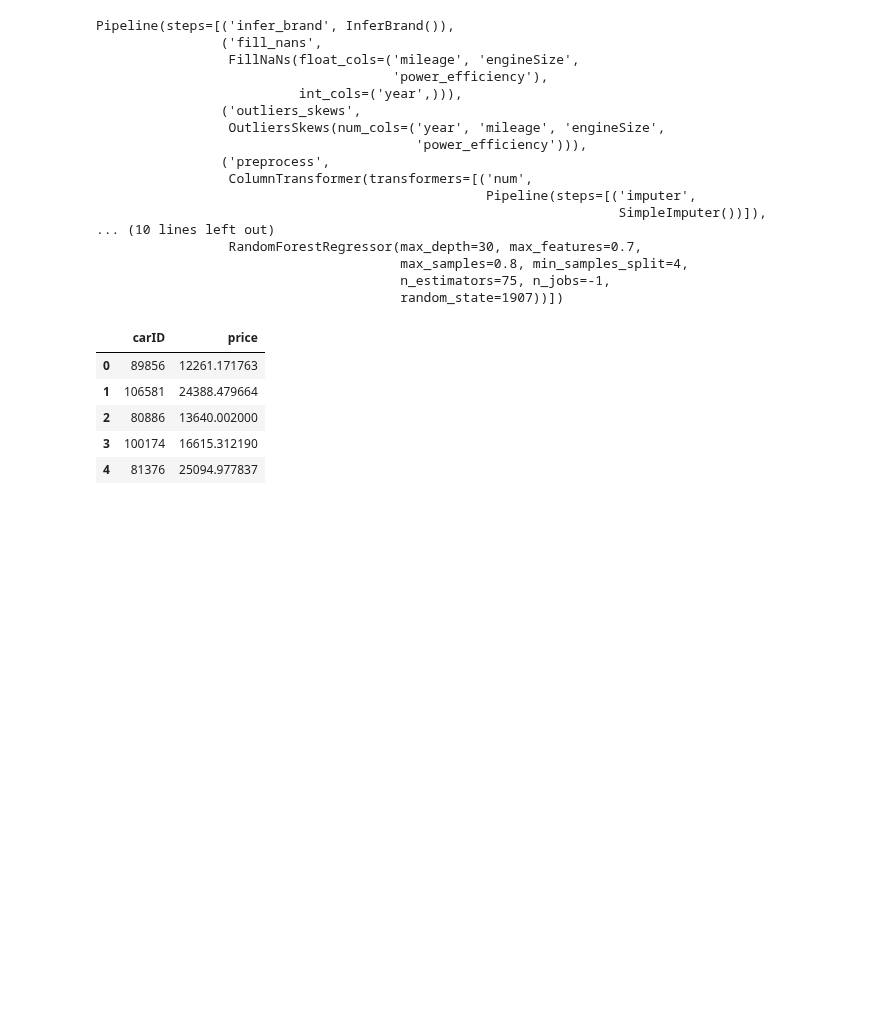
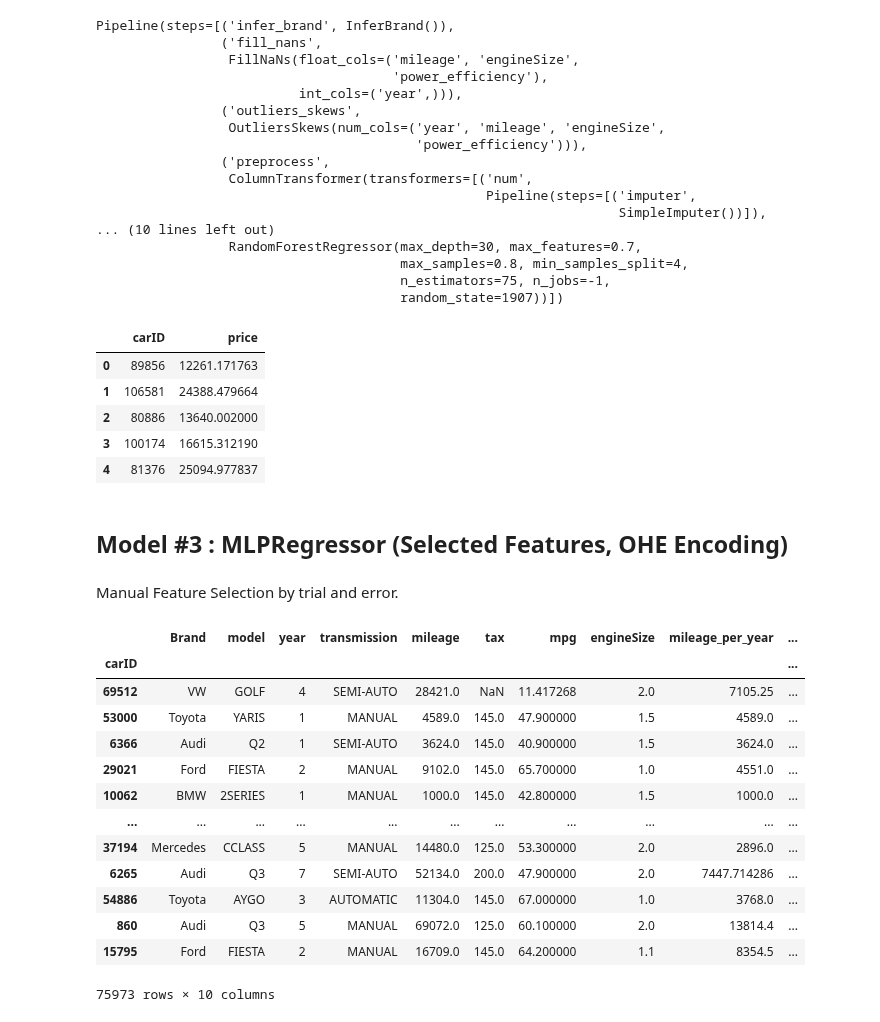
Before and after one commit to rmmandrade/ml2526, a Jupyter notebook: pipelinesk.ipynb, the cells around one changed output. Saved outputs shown, nothing was run; the diff lists cells and outputs as text; code cells hidden in the pictures; blank space fills up the shorter version.

```diff
--- a/pipelinesk.ipynb
+++ b/pipelinesk.ipynb
@@ -599,3 +599,36 @@ submission.to_csv("kaggle/model2.csv", index=False)
 | 2 | 80886 | 13640.002000 |
 | 3 | 100174 | 16615.312190 |
 | 4 | 81376 | 25094.977837 |
+# %% [markdown]
+## Model #3 : MLPRegressor (Selected Features, OHE Encoding)
+# %% [markdown]
+Manual Feature Selection by trial and error.
+# %%
+num_cols = ['year', 'mileage', 'tax', 'mpg', 'engineSize', 'mileage_per_year', 'power_efficiency']
+cat_cols = ['Brand', 'model', 'transmission']
+int_cols = ['year']
+float_cols = ['mileage', 'tax', 'mpg', 'engineSize', 'mileage_per_year', 'power_efficiency']
+
+drop_cols = ['paintQuality%', 'previousOwners', 'fuelType']
+
+df=pd.read_csv("train.csv")
+dfcopy = df.copy()
+X=clean_df(df, valid_models, cat_cols)
+X, y = separar_y(X)
+X = X.drop(columns=drop_cols)
+X
+# %% [output]
+|  | Brand | model | year | transmission | mileage | tax | mpg | engineSize | mileage_per_year | ... |
+| carID |  |  |  |  |  |  |  |  |  | ... |
+| 69512 | VW | GOLF | 4 | SEMI-AUTO | 28421.0 | NaN | 11.417268 | 2.0 | 7105.25 | ... |
+| 53000 | Toyota | YARIS | 1 | MANUAL | 4589.0 | 145.0 | 47.900000 | 1.5 | 4589.0 | ... |
+| 6366 | Audi | Q2 | 1 | SEMI-AUTO | 3624.0 | 145.0 | 40.900000 | 1.5 | 3624.0 | ... |
+| 29021 | Ford | FIESTA | 2 | MANUAL | 9102.0 | 145.0 | 65.700000 | 1.0 | 4551.0 | ... |
+| 10062 | BMW | 2SERIES | 1 | MANUAL | 1000.0 | 145.0 | 42.800000 | 1.5 | 1000.0 | ... |
+| ... | ... | ... | ... | ... | ... | ... | ... | ... | ... | ... |
+| 37194 | Mercedes | CCLASS | 5 | MANUAL | 14480.0 | 125.0 | 53.300000 | 2.0 | 2896.0 | ... |
+| 6265 | Audi | Q3 | 7 | SEMI-AUTO | 52134.0 | 200.0 | 47.900000 | 2.0 | 7447.714286 | ... |
+| 54886 | Toyota | AYGO | 3 | AUTOMATIC | 11304.0 | 145.0 | 67.000000 | 1.0 | 3768.0 | ... |
+| 860 | Audi | Q3 | 5 | MANUAL | 69072.0 | 125.0 | 60.100000 | 2.0 | 13814.4 | ... |
+| 15795 | Ford | FIESTA | 2 | MANUAL | 16709.0 | 145.0 | 64.200000 | 1.1 | 8354.5 | ... |
+75973 rows × 10 columns
```
Also changed, not shown: parts of 2 cells of this notebook.
